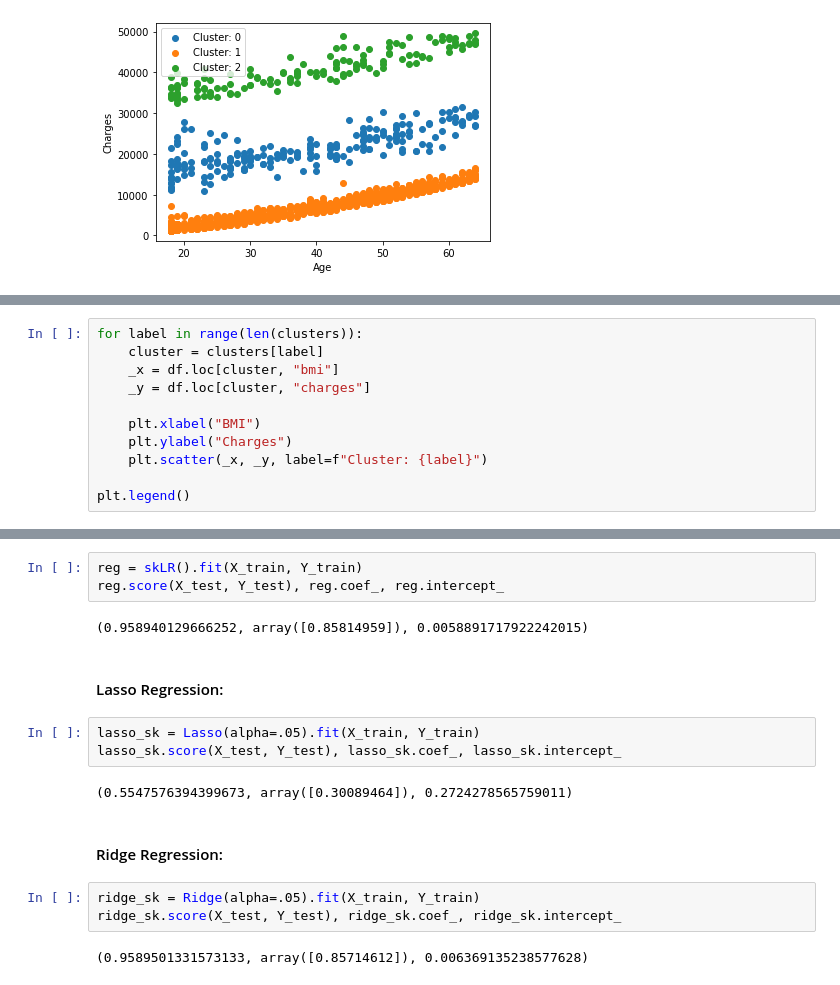
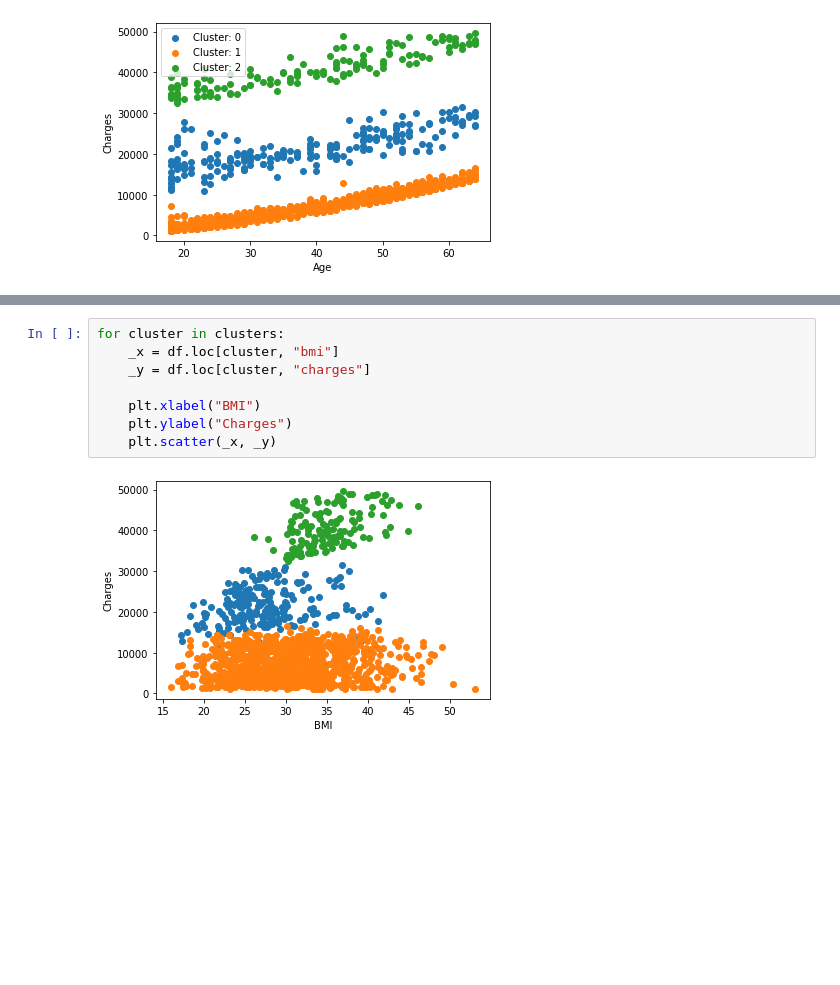
Before and after one commit to Pavel3P/Machine-Learning, a Jupyter notebook: 1/main.ipynb, the cells around one changed output, grey strips where cells are left out. Saved outputs shown, nothing was run; the diff lists cells and outputs as text; blank space fills up the shorter version.

```diff
--- a/1/main.ipynb
+++ b/1/main.ipynb
@@ -78,11 +60,0 @@ We also can see that points on scatter plot Charges(BMI) got quite reasonable cl
-# %%
-for label in range(len(clusters)):
-    cluster = clusters[label]
-    _x = df.loc[cluster, "bmi"]
-    _y = df.loc[cluster, "charges"]
-
-    plt.xlabel("BMI")
-    plt.ylabel("Charges")
-    plt.scatter(_x, _y, label=f"Cluster: {label}")
-
-plt.legend()
@@ -247,19 +61,10 @@ bucket.MSE(X_test, Y_test), bucket.score(X_test, Y_test)
-# %%
-reg = skLR().fit(X_train, Y_train)
-reg.score(X_test, Y_test), reg.coef_, reg.intercept_
-# %% [output]
-(0.958940129666252, array([0.85814959]), 0.0058891717922242015)
-# %% [markdown]
-#### Lasso Regression:
-# %%
-lasso_sk = Lasso(alpha=.05).fit(X_train, Y_train)
-lasso_sk.score(X_test, Y_test), lasso_sk.coef_, lasso_sk.intercept_
-# %% [output]
-(0.5547576394399673, array([0.30089464]), 0.2724278565759011)
-# %% [markdown]
-#### Ridge Regression:
-# %%
-ridge_sk = Ridge(alpha=.05).fit(X_train, Y_train)
-ridge_sk.score(X_test, Y_test), ridge_sk.coef_, ridge_sk.intercept_
-# %% [output]
-(0.9589501331573133, array([0.85714612]), 0.006369135238577628)
+# %%
+for cluster in clusters:
+    _x = df.loc[cluster, "bmi"]
+    _y = df.loc[cluster, "charges"]
+
+    plt.xlabel("BMI")
+    plt.ylabel("Charges")
+    plt.scatter(_x, _y)
+# %% [output]
+[figure, added]
```
Also changed, not shown: parts of 49 cells of this notebook.
